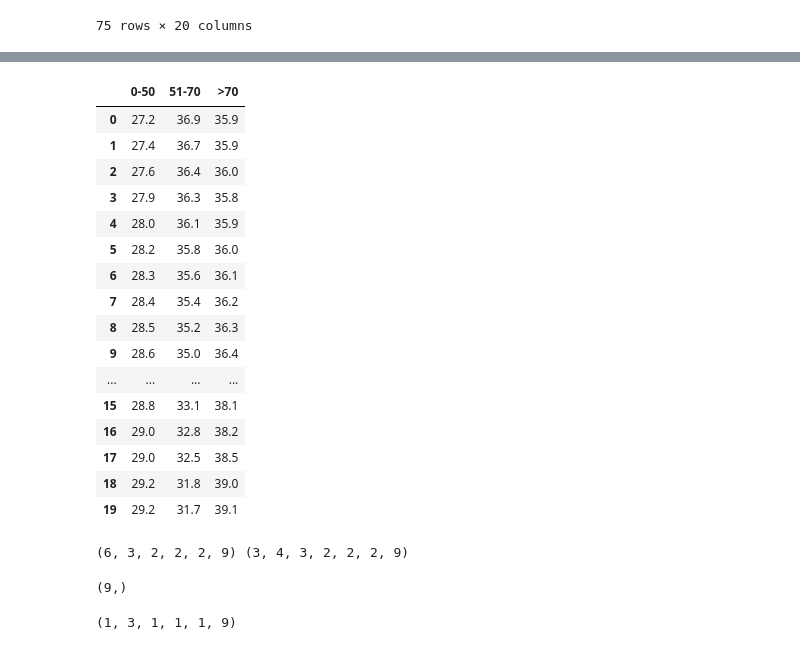
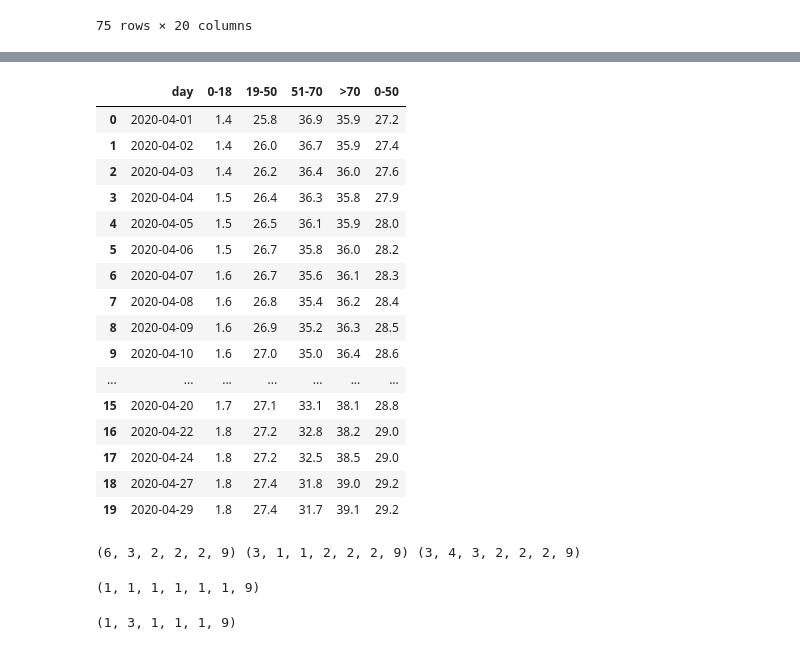
Before and after one commit to raaperrotta/covid-binder, a Jupyter notebook: Analyze SEID SDE nevergrad fit.ipynb, the cells around one changed output, grey strips where cells are left out. Cells and saved outputs as stored; diff of their text form; code cells hidden in the pictures.

```diff
--- a/Analyze SEID SDE nevergrad fit.ipynb
+++ b/Analyze SEID SDE nevergrad fit.ipynb
@@ -71,3 +71,7 @@ seir.sample_sde.lombardia
 | 1542 | 2020-05-07 | ITA | 3 | Lombardia | 45.466794 | 9.190347 | 5848 | ... |
 | 1563 | 2020-05-08 | ITA | 3 | Lombardia | 45.466794 | 9.190347 | 5702 | ... |
 75 rows × 20 columns
+# %%
+pd.options.display.max_rows = 200
+df = seir.sample_sde.regioni
+df.groupby('data')[['totale_casi', 'totale_positivi']].sum()
@@ -73,0 +139,3 @@ seir.sample_sde.lombardia
+# %%
+df = seir.sample_sde.cases_by_age.set_index('day')
+df#[['0-50', '51-70', '>70']]
@@ -168,36 +304,36 @@ plot(kwargs)
 # %% [output]
 [interactive output not drawn]
 # %%
-seir.sample_sde.cases_by_age[['0-50', '51-70', '>70']]#.apply(sum, axis=1)
+seir.sample_sde.cases_by_age#[['day', '0-50', '51-70', '>70']]#.apply(sum, axis=1)
 # %% [output]
-|  | 0-50 | 51-70 | >70 |
-| 0 | 27.2 | 36.9 | 35.9 |
-| 1 | 27.4 | 36.7 | 35.9 |
-| 2 | 27.6 | 36.4 | 36.0 |
-| 3 | 27.9 | 36.3 | 35.8 |
-| 4 | 28.0 | 36.1 | 35.9 |
-| 5 | 28.2 | 35.8 | 36.0 |
-| 6 | 28.3 | 35.6 | 36.1 |
-| 7 | 28.4 | 35.4 | 36.2 |
-| 8 | 28.5 | 35.2 | 36.3 |
-| 9 | 28.6 | 35.0 | 36.4 |
-| ... | ... | ... | ... |
-| 15 | 28.8 | 33.1 | 38.1 |
-| 16 | 29.0 | 32.8 | 38.2 |
-| 17 | 29.0 | 32.5 | 38.5 |
-| 18 | 29.2 | 31.8 | 39.0 |
-| 19 | 29.2 | 31.7 | 39.1 |
+|  | day | 0-18 | 19-50 | 51-70 | >70 | 0-50 |
+| 0 | 2020-04-01 | 1.4 | 25.8 | 36.9 | 35.9 | 27.2 |
+| 1 | 2020-04-02 | 1.4 | 26.0 | 36.7 | 35.9 | 27.4 |
+| 2 | 2020-04-03 | 1.4 | 26.2 | 36.4 | 36.0 | 27.6 |
+| 3 | 2020-04-04 | 1.5 | 26.4 | 36.3 | 35.8 | 27.9 |
+| 4 | 2020-04-05 | 1.5 | 26.5 | 36.1 | 35.9 | 28.0 |
+| 5 | 2020-04-06 | 1.5 | 26.7 | 35.8 | 36.0 | 28.2 |
+| 6 | 2020-04-07 | 1.6 | 26.7 | 35.6 | 36.1 | 28.3 |
+| 7 | 2020-04-08 | 1.6 | 26.8 | 35.4 | 36.2 | 28.4 |
+| 8 | 2020-04-09 | 1.6 | 26.9 | 35.2 | 36.3 | 28.5 |
+| 9 | 2020-04-10 | 1.6 | 27.0 | 35.0 | 36.4 | 28.6 |
+| ... | ... | ... | ... | ... | ... | ... |
+| 15 | 2020-04-20 | 1.7 | 27.1 | 33.1 | 38.1 | 28.8 |
+| 16 | 2020-04-22 | 1.8 | 27.2 | 32.8 | 38.2 | 29.0 |
+| 17 | 2020-04-24 | 1.8 | 27.2 | 32.5 | 38.5 | 29.0 |
+| 18 | 2020-04-27 | 1.8 | 27.4 | 31.8 | 39.0 | 29.2 |
+| 19 | 2020-04-29 | 1.8 | 27.4 | 31.7 | 39.1 | 29.2 |
 # %%
 y = np.ones((6, 3, 2, 2, 2, 9))
 beta = np.ones((3, 4, 3, 2, 2, 2, 3))
 beta[:, :, :, :, 1, :, :] = 0
 beta[:, :, :, :, :, 1, :] = 0
 beta = beta[..., [0, 0, 1, 1, 1, 2, 2, 2, 2]]
-print(y.shape, beta.shape)
-(beta * y[:1] * y[2:]).sum(axis=(0, 1, 2, 3, 4, 5)).shape
+print(y.shape, y[0, :, None, None, ...].shape, beta.shape)
+(beta * y[0, :, None, None, ...] * y[2:]).sum(axis=(0, 1, 2, 3, 4, 5), keepdims=True).shape
 # %% [output]
-(6, 3, 2, 2, 2, 9) (3, 4, 3, 2, 2, 2, 9)
+(6, 3, 2, 2, 2, 9) (3, 1, 1, 2, 2, 2, 9) (3, 4, 3, 2, 2, 2, 9)
-(9,)
+(1, 1, 1, 1, 1, 1, 9)
 # %%
 y = np.ones((6, 3, 2, 2, 2, 9))
 beta = np.ones((3, 4, 3, 2, 1, 1, 3))
```
Also changed, not shown: parts of 9 cells of this notebook, 4 other files.
